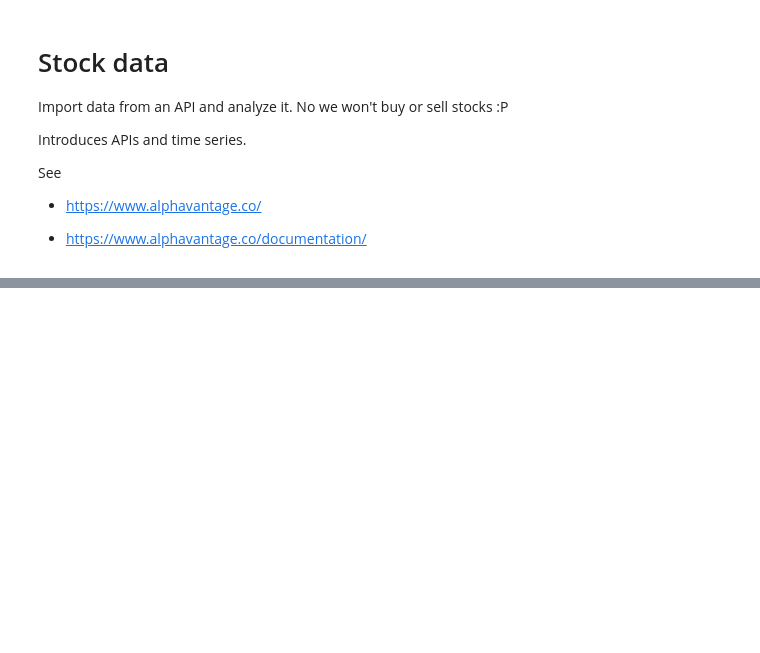
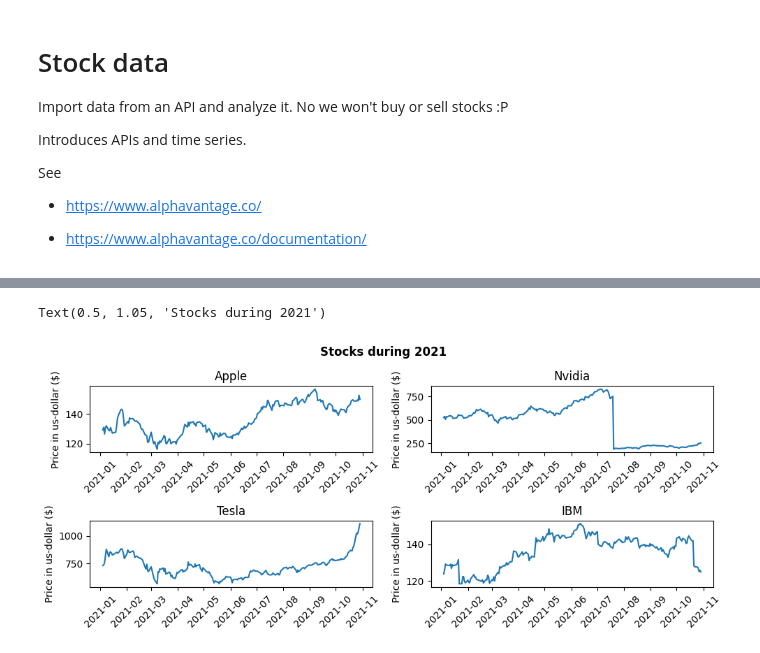
Before and after one commit to jwiegert/databehandling-joachim-wiegert, a Jupyter notebook: code-along/lect04_stocks.ipynb, the cells around one changed output, grey strips where cells are left out. Saved outputs shown, nothing was run; the diff lists cells and outputs as text; code cells hidden in the pictures; blank space fills up the shorter version.

Commit message:
cont lect04 stocks and sns subplots

```diff
--- a/code-along/lect04_stocks.ipynb
+++ b/code-along/lect04_stocks.ipynb
@@ -28,0 +36,4 @@ url = f"https://www.alphavantage.co/query?function=TIME_SERIES_DAILY&symbol=IBM&
+# %%
+# Get data in json format
+data = requests.get(url).json()
+data
@@ -28,0 +209,7 @@ url = f"https://www.alphavantage.co/query?function=TIME_SERIES_DAILY&symbol=IBM&
+# %%
+# Ok this won't work so we download the csv file Fredrik made
+stocks = pd.read_csv("../data/stocks.csv", index_col=0, parse_dates=True)
+stocks = stocks.astype(float)
+#stocks = pd.DataFrame(stock_list, axis=1)
+#stocks.to_csv("../data/stocks.csv")
+stocks.info()
@@ -28,0 +228,29 @@ url = f"https://www.alphavantage.co/query?function=TIME_SERIES_DAILY&symbol=IBM&
+# %%
+# Plot som stock data
+fig, axes = plt.subplots(2,2, figsize=(10,4), dpi=100)
+
+# To be able to loop through ax:
+axes.flatten().shape
+# Much easier than what I did :P
+
+# Plot some stocks
+stock_names = dict(
+    AAPL = "Apple",
+    NVDA = "Nvidia",
+    TSLA = "Tesla",
+    IBM = "IBM"
+)
+
+stocks_2021 = stocks.loc['2021']
+
+for ax, symbol in zip(axes.flatten(), stock_names):
+    sns.lineplot(data=stocks_2021, x=stocks_2021.index, y=symbol, ax=ax)
+    ax.tick_params(axis="x", rotation=45)
+    ax.set(title=f"{stock_names[symbol]}", ylabel="Price in us-dollar ($)")
+
+fig.tight_layout()
+fig.suptitle("Stocks during 2021", y=1.05, fontweight="bold")
+fig.savefig("lect04_stocks.png", facecolor="white")
+# %% [output]
+Text(0.5, 1.05, 'Stocks during 2021')
+[figure, added]
```
Also changed, not shown: parts of 13 cells of this notebook, 2 other files.
